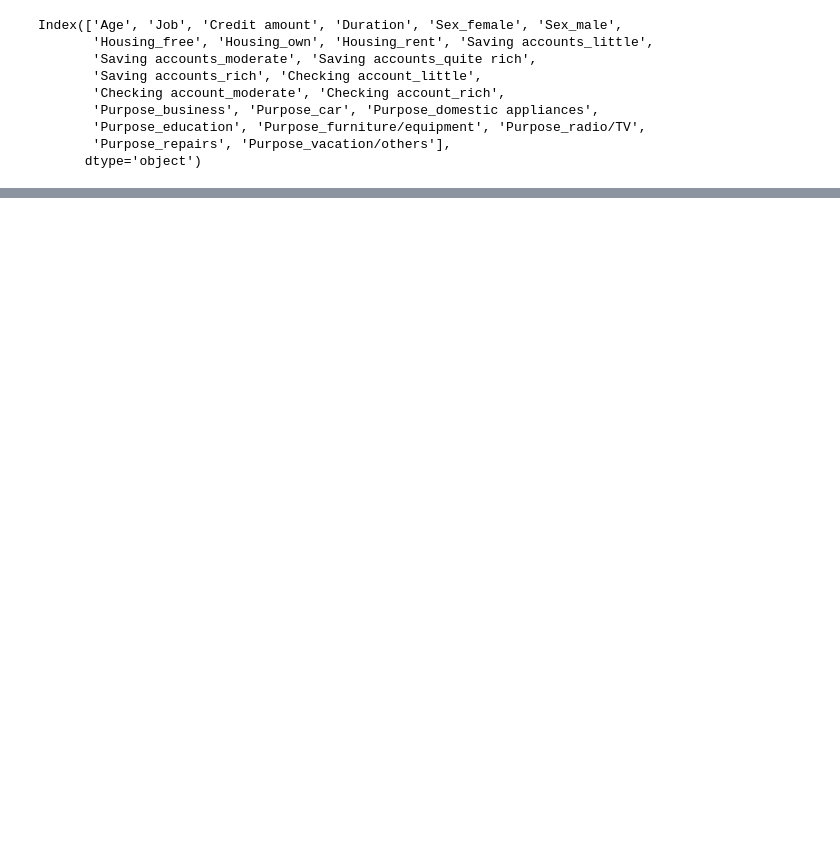
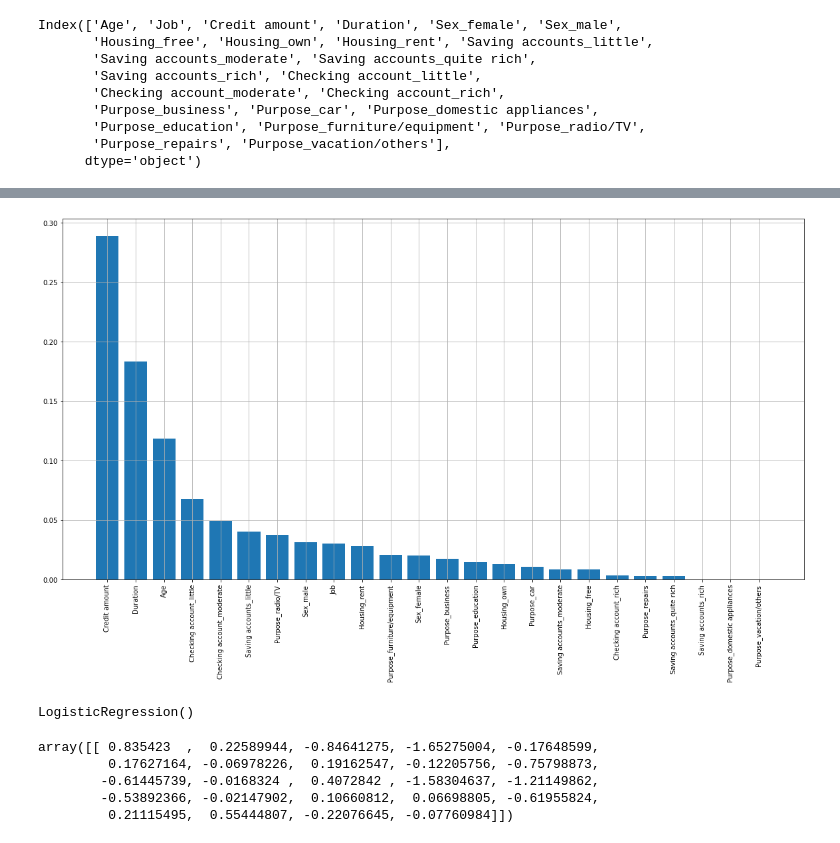
Before and after one commit to obenavides1996/MiFirstRepository, a Jupyter notebook: evaluacion_modelos.ipynb, the cells around one changed output, grey strips where cells are left out. Saved outputs shown, nothing was run; the diff lists cells and outputs as text; code cells hidden in the pictures; blank space fills up the shorter version.

Commit message:
Final models

```diff
--- a/evaluacion_modelos.ipynb
+++ b/evaluacion_modelos.ipynb
@@ -153,3 +154,11 @@ array([ 2,  3,  0, 17,  1,  4, 11,  6,  8, 14,  9, 20, 10, 13, 12, 21, 22,
 order_columns = X_train.columns[np.argsort(model.feature_importances_)[::-1]]
 # %%
 order_importance = np.sort(model.feature_importances_)[::-1]
+# %%
+plt.figure(figsize = (20,10))
+plt.bar(x=order_columns,height=order_importance)
+plt.xticks(rotation=90)
+plt.grid()
+plt.show()
+# %% [output]
+[figure, added]
@@ -156,2 +177,14 @@ order_importance = np.sort(model.feature_importances_)[::-1]
+# %%
+model.fit(X_train_scaled, y_train)
+# %% [output]
+LogisticRegression()
+# %%
+model.coef_
+# %% [output]
+array([[ 0.835423  ,  0.22589944, -0.84641275, -1.65275004, -0.17648599,
+         0.17627164, -0.06978226,  0.19162547, -0.12205756, -0.75798873,
+        -0.61445739, -0.0168324 ,  0.4072842 , -1.58304637, -1.21149862,
+        -0.53892366, -0.02147902,  0.10660812,  0.06698805, -0.61955824,
+         0.21115495,  0.55444807, -0.22076645, -0.07760984]])
 # %%
 plt.figure(figsize = (20,10))
```
Also changed, not shown: parts of 30 cells of this notebook, 1 other file.
